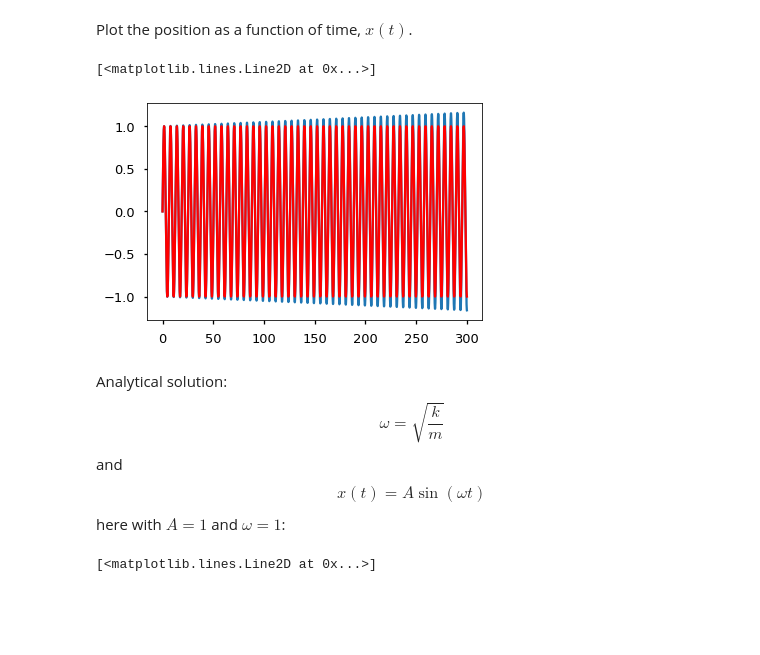
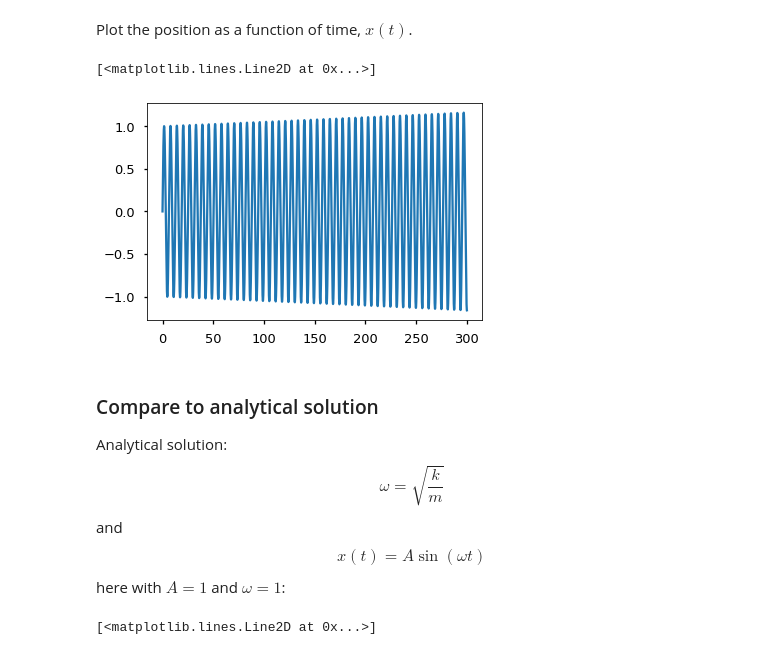
Before and after one commit to Py4Phy/PHY432-resources, a Jupyter notebook: 10_ODEs/10-ODEs.ipynb, the cells around one changed output. Saved outputs shown, nothing was run; the diff lists cells and outputs as text; code cells hidden in the pictures; blank space fills up the shorter version.

```diff
--- a/10_ODEs/10-ODEs.ipynb
+++ b/10_ODEs/10-ODEs.ipynb
@@ -404,11 +405,12 @@ Plot the position as a function of time, $x(t)$.
 # %%
 t, x = integrate(t_max=300, h=0.001)
 plt.plot(t, x)
-plt.plot(t, np.sin(t), color="red")
 # %% [output]
 [<matplotlib.lines.Line2D at 0x...>]
-[figure, old version]
+[figure, new version]
 # %% [markdown]
+### Compare to analytical solution
+
 Analytical solution:
 $$
 \omega = \sqrt{\frac{k}{m}}
```
Also changed, not shown: parts of 2 cells of this notebook, 1 other file.
